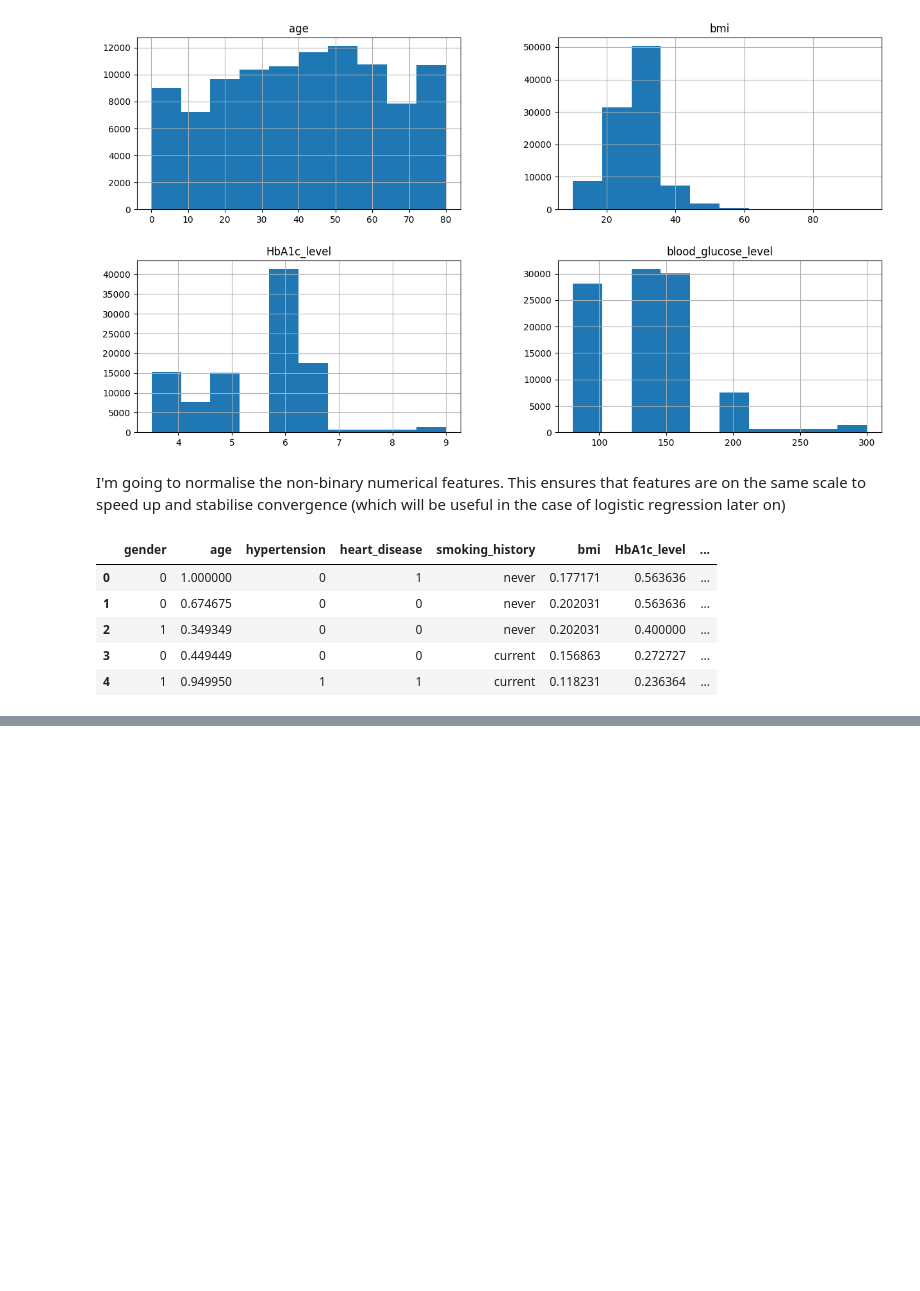
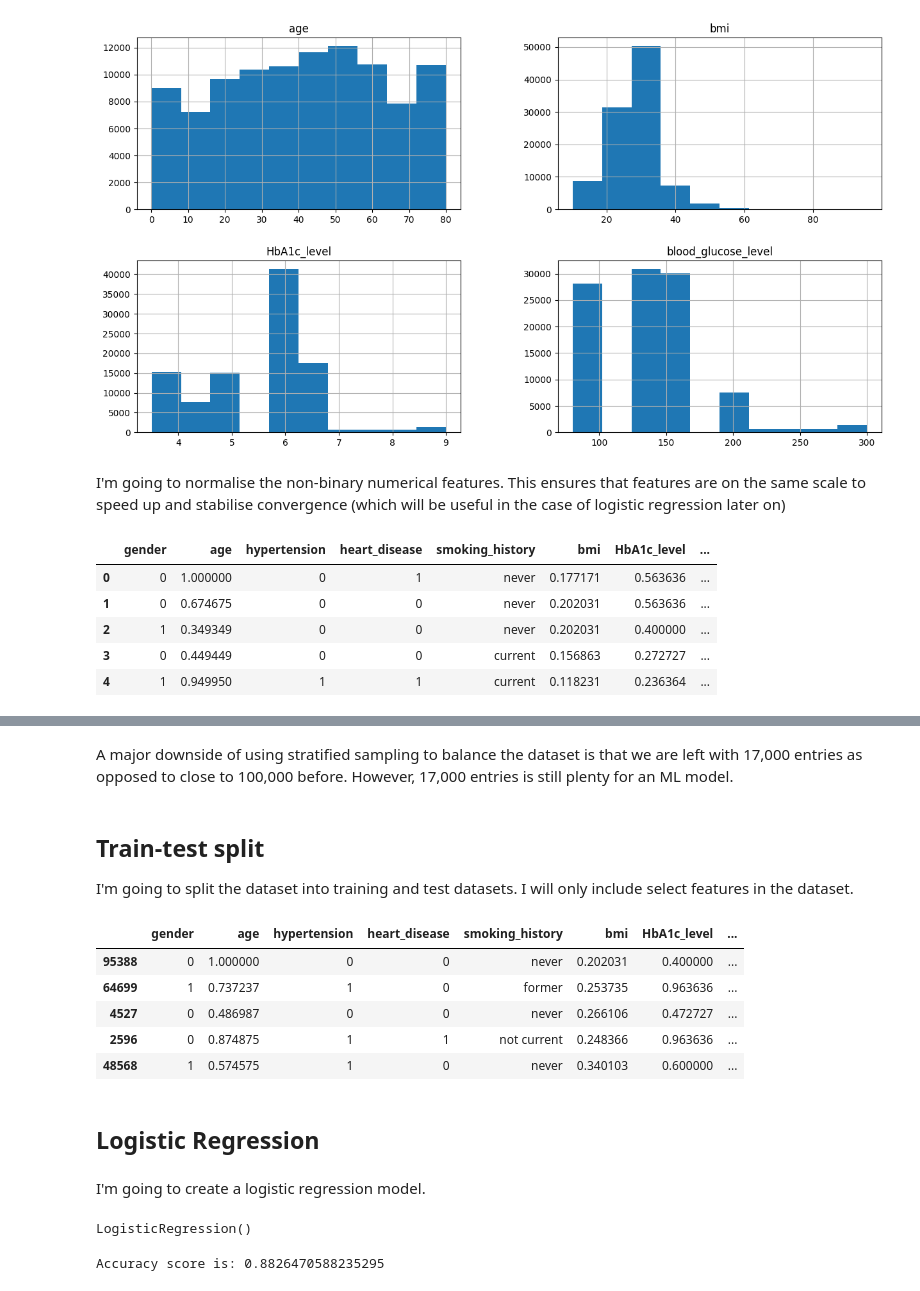
Before and after one commit to hannasophian/diabetes_prediction, a Jupyter notebook: project.ipynb, the cells around one changed output, grey strips where cells are left out. Saved outputs shown, nothing was run; the diff lists cells and outputs as text; code cells hidden in the pictures; blank space fills up the shorter version.

Commit message:
train test split, logreg

```diff
--- a/project.ipynb
+++ b/project.ipynb
@@ -214,0 +237,17 @@ df.head()
+# %% [markdown]
+A major downside of using stratified sampling to balance the dataset is that we are left with 17,000 entries as opposed to close to 100,000 before.
+However, 17,000 entries is still plenty for an ML model.
+# %% [markdown]
+## Train-test split
+
+I'm going to split the dataset into training and test datasets.
+I will only include select features in the dataset.
+# %%
+df.head()
+# %% [output]
+|  | gender | age | hypertension | heart_disease | smoking_history | bmi | HbA1c_level | ... |
+| 95388 | 0 | 1.000000 | 0 | 0 | never | 0.202031 | 0.400000 | ... |
+| 64699 | 1 | 0.737237 | 1 | 0 | former | 0.253735 | 0.963636 | ... |
+| 4527 | 0 | 0.486987 | 0 | 0 | never | 0.266106 | 0.472727 | ... |
+| 2596 | 0 | 0.874875 | 1 | 1 | not current | 0.248366 | 0.963636 | ... |
+| 48568 | 1 | 0.574575 | 1 | 0 | never | 0.340103 | 0.600000 | ... |
@@ -214,0 +262,16 @@ df.head()
+# %% [markdown]
+## Logistic Regression
+# %% [markdown]
+I'm going to create a logistic regression model.
+# %%
+from sklearn.linear_model import LogisticRegression
+logreg = LogisticRegression()
+logreg.fit(X_train, y_train)
+# %% [output]
+LogisticRegression()
+# %%
+y_pred_class = logreg.predict(X_test)
+from sklearn import metrics
+print('Accuracy score is:',metrics.accuracy_score(y_test, y_pred_class))
+# %% [output]
+Accuracy score is: 0.8826470588235295
```
Also changed, not shown: parts of 9 cells of this notebook.
